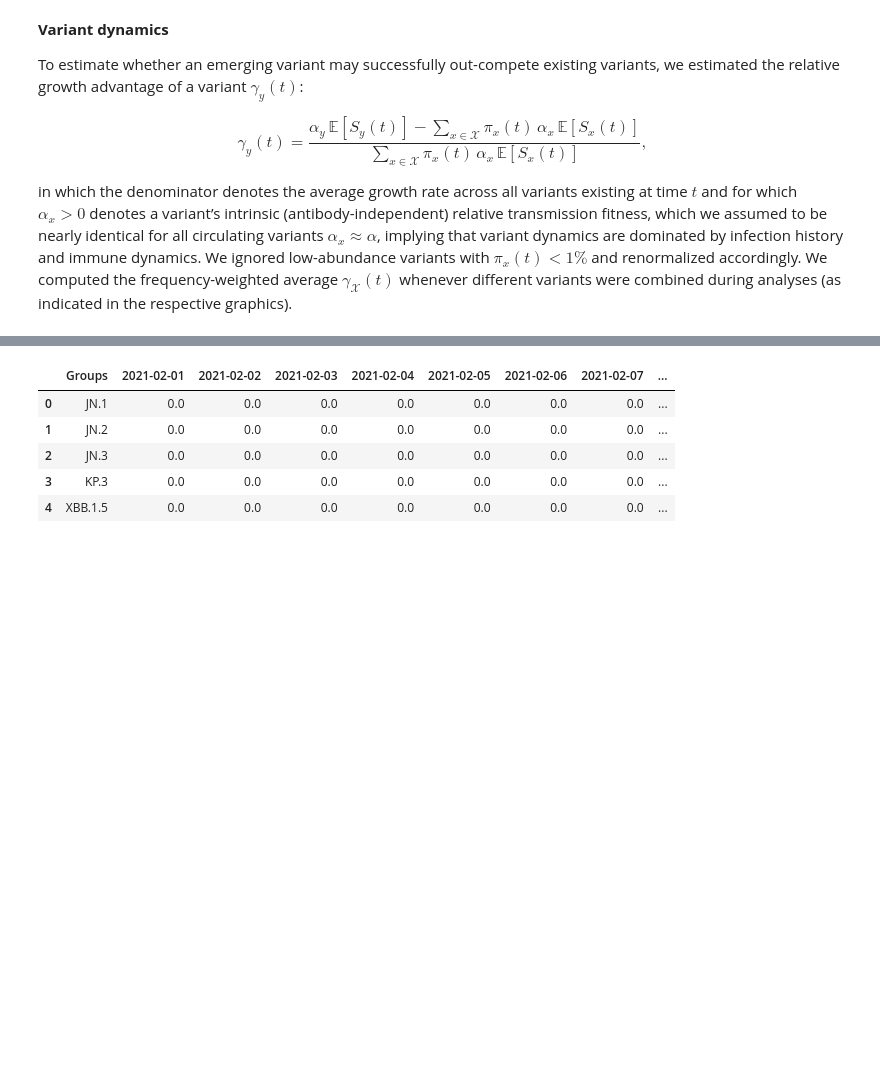
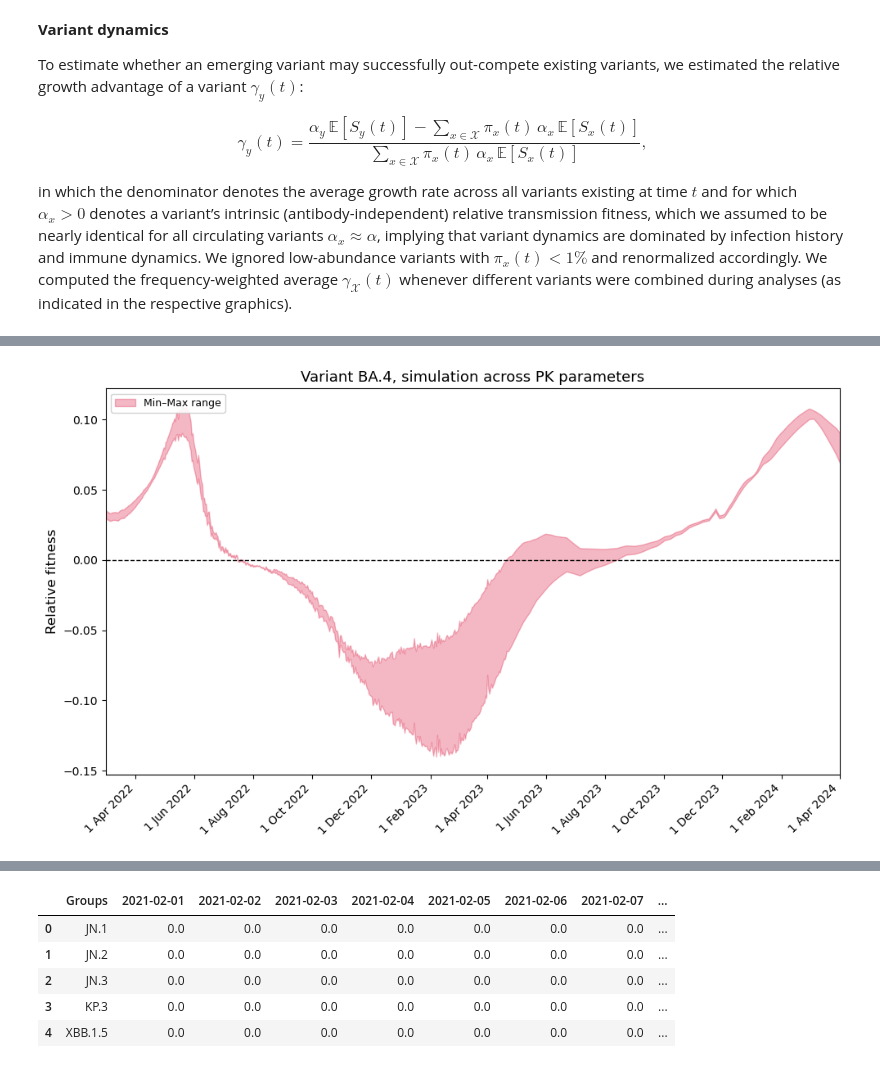
Before and after one commit to vmeomeo/FUB-Covid19DS-Proj35, a Jupyter notebook: project5/workflow/notebook/notebook.ipynb, the cells around one changed output, grey strips where cells are left out. Drawn from its saved outputs; the diff is of its cells as text; code cells hidden in the pictures; blank space fills up the shorter version.

```diff
--- a/project5/workflow/notebook/notebook.ipynb
+++ b/project5/workflow/notebook/notebook.ipynb
@@ -633,0 +780,49 @@ plt.show()
+# %%
+# import numpy as np
+# import pandas as pd
+# import matplotlib.pyplot as plt
+# import matplotlib.dates as mdates
+
+# --- prepare data ---
+fitness_array = np.asarray(fitnesses)            # shape: (n_PK, T)
+min_vals = fitness_array.min(axis=0)
+max_vals = fitness_array.max(axis=0)
+# med_vals = np.median(fitness_array, axis=0)      # (use median; change to mean if you prefer)
+
+date_cols = dfI["Unnamed: 0"].to_list()[start:end+1]
+dates = pd.to_datetime(date_cols)
+
+# --- choose the plotting window (by date strings) ---
+day_min = "2022-03-01"
+day_max = "2024-04-01"
+mask = (dates >= pd.to_datetime(day_min)) & (dates <= pd.to_datetime(day_max))
+
+# --- plot ---
+fig, ax = plt.subplots(figsize=(10, 6))
+
+# band and central curve
+ax.fill_between(dates[mask], min_vals[mask], max_vals[mask],
+                color="crimson", alpha=0.3, label="Min–Max range")
+# ax.plot(dates[mask], med_vals[mask], color="steelblue", lw=2.5, label="Median")
+
+# zero line
+ax.axhline(0, ls="--", color="black", lw=1)
+
+# cosmetics
+ax.set_xlim(pd.to_datetime(day_min), pd.to_datetime(day_max))
+# ax.set_ylim(-0.25, 0.10)  # uncomment if you want a fixed y-range
+ax.set_ylabel("Relative fitness", fontsize=12)
+ax.set_title(f"Variant {group}, simulation across PK parameters", fontsize=13)
+
+# date ticks every 2 months
+ax.xaxis.set_major_locator(mdates.MonthLocator(interval=2))
+ax.xaxis.set_major_formatter(mdates.DateFormatter("%-d %b %Y"))
+plt.setp(ax.get_xticklabels(), rotation=45, ha="right")
+
+ax.legend(frameon=True, framealpha=0.9, fontsize=9, loc="upper left")
+
+plt.tight_layout()
+# fig.savefig("relative_fitness_band.png", dpi=300, bbox_inches="tight")  # optional export
+plt.show()
+# %% [output]
+[figure, added]
```
Also changed, not shown: parts of 19 cells of this notebook, 28 other files.
